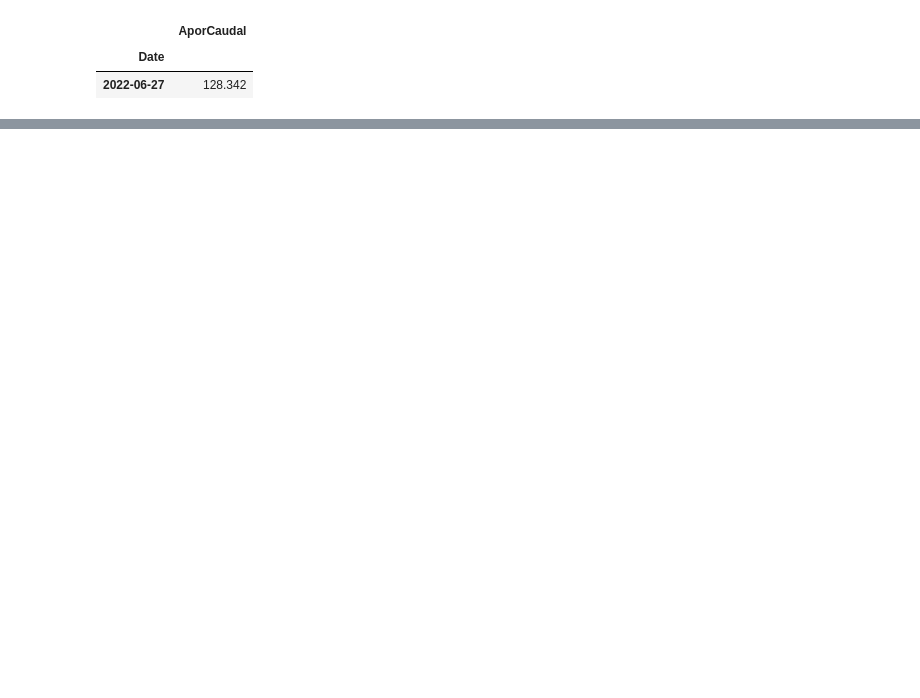
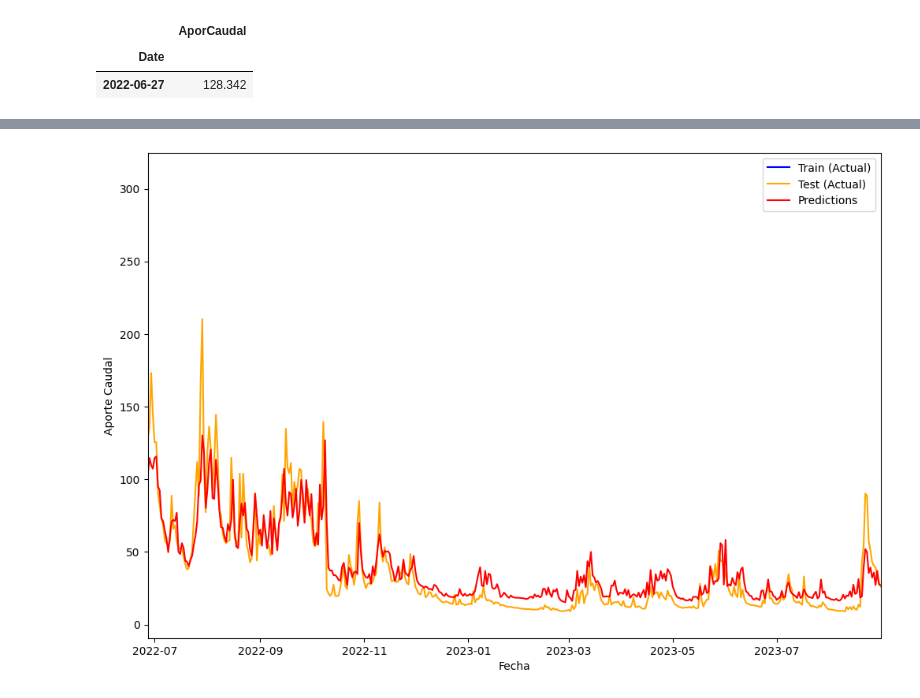
Before and after one commit to jpatinofo/Optimizacion, a Jupyter notebook: rnn_henrry_selene.ipynb, the cells around one changed output, grey strips where cells are left out. Cells and saved outputs as stored; diff of their text form; code cells hidden in the pictures; blank space fills up the shorter version.

```diff
--- a/rnn_henrry_selene.ipynb
+++ b/rnn_henrry_selene.ipynb
@@ -380,0 +263,29 @@ print(rmse)
+# %%
+import matplotlib.pyplot as plt
+
+# Definir el periodo de las predicciones (asegurándote de que las predicciones tengan un índice de fechas)
+start_date = predictions.index.min()  # Primer día de las predicciones
+end_date = predictions.index.max()    # Último día de las predicciones
+
+# Graficar todo el conjunto de datos
+plt.figure(figsize=(12,8))
+
+# Graficar las series de entrenamiento y prueba
+plt.plot(train, label="Train (Actual)", color='blue')
+plt.plot(test, label="Test (Actual)", color='orange')
+
+# Graficar solo las predicciones
+plt.plot(predictions.index, predictions, label="Predictions", color='red')
+
+# Ajustar el rango de fechas (zoom en el periodo de las predicciones)
+plt.xlim(start_date, end_date)
+
+# Etiquetas y leyenda
+plt.xlabel("Fecha")
+plt.ylabel("Aporte Caudal")
+plt.legend()
+
+# Mostrar la gráfica
+plt.show()
+# %% [output]
+[figure, added]
```
Also changed, not shown: parts of 31 cells of this notebook.
